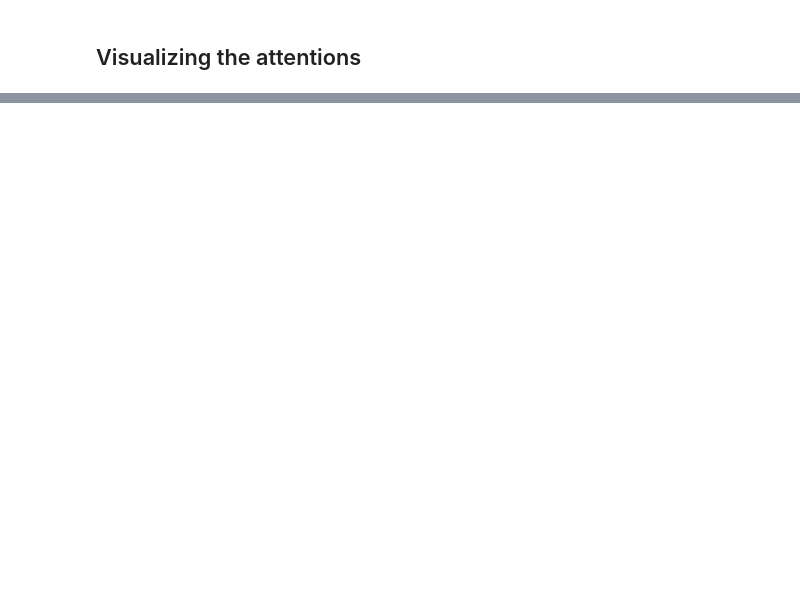
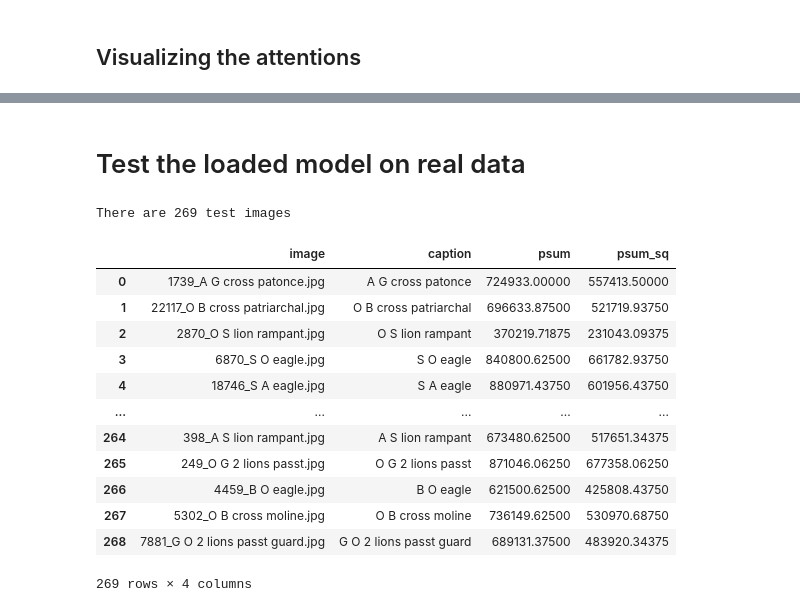
Before and after one commit to safaa-alnabulsi/coat-of-arms, a Jupyter notebook: notebooks/09-baseline-model-test.ipynb, the cells around one changed output, grey strips where cells are left out. Saved outputs shown, nothing was run; the diff lists cells and outputs as text; code cells hidden in the pictures; blank space fills up the shorter version.

```diff
--- a/notebooks/09-baseline-model-test.ipynb
+++ b/notebooks/09-baseline-model-test.ipynb
@@ -180,0 +200,31 @@ test_rand_image(model,test_dataset,test_loader,device)
+# %% [markdown]
+# Test the loaded model on real data
+# %%
+# data_location='/home/salnabulsi/coat-of-arms/data/cropped_coas/out_valid'
+# data_location='/home/salnabulsi/coat-of-arms/data/cropped_coas/out'
+# data_location='/Users/salnabulsi/tub/coat-of-arms/data/cropped_coas/out_valid'
+
+data_location='/Users/salnabulsi/tub/coat-of-arms/data/cropped_coas/out'
+test_caption_file  = data_location + '/test_real_captions_psumsq.txt'
+root_folder_images = data_location + '/images'
+
+df = pd.read_csv(test_caption_file)
+
+print("There are {} test images".format(len(df)))
+
+df
+# %% [output]
+There are 269 test images
+|  | image | caption | psum | psum_sq |
+| 0 | 1739_A G cross patonce.jpg | A G cross patonce | 724933.00000 | 557413.50000 |
+| 1 | 22117_O B cross patriarchal.jpg | O B cross patriarchal | 696633.87500 | 521719.93750 |
+| 2 | 2870_O S lion rampant.jpg | O S lion rampant | 370219.71875 | 231043.09375 |
+| 3 | 6870_S O eagle.jpg | S O eagle | 840800.62500 | 661782.93750 |
+| 4 | 18746_S A eagle.jpg | S A eagle | 880971.43750 | 601956.43750 |
+| ... | ... | ... | ... | ... |
+| 264 | 398_A S lion rampant.jpg | A S lion rampant | 673480.62500 | 517651.34375 |
+| 265 | 249_O G 2 lions passt.jpg | O G 2 lions passt | 871046.06250 | 677358.06250 |
+| 266 | 4459_B O eagle.jpg | B O eagle | 621500.62500 | 425808.43750 |
+| 267 | 5302_O B cross moline.jpg | O B cross moline | 736149.62500 | 530970.68750 |
+| 268 | 7881_G O 2 lions passt guard.jpg | G O 2 lions passt guard | 689131.37500 | 483920.34375 |
+269 rows × 4 columns
```
Also changed, not shown: parts of 24 cells of this notebook, 2 other files.
